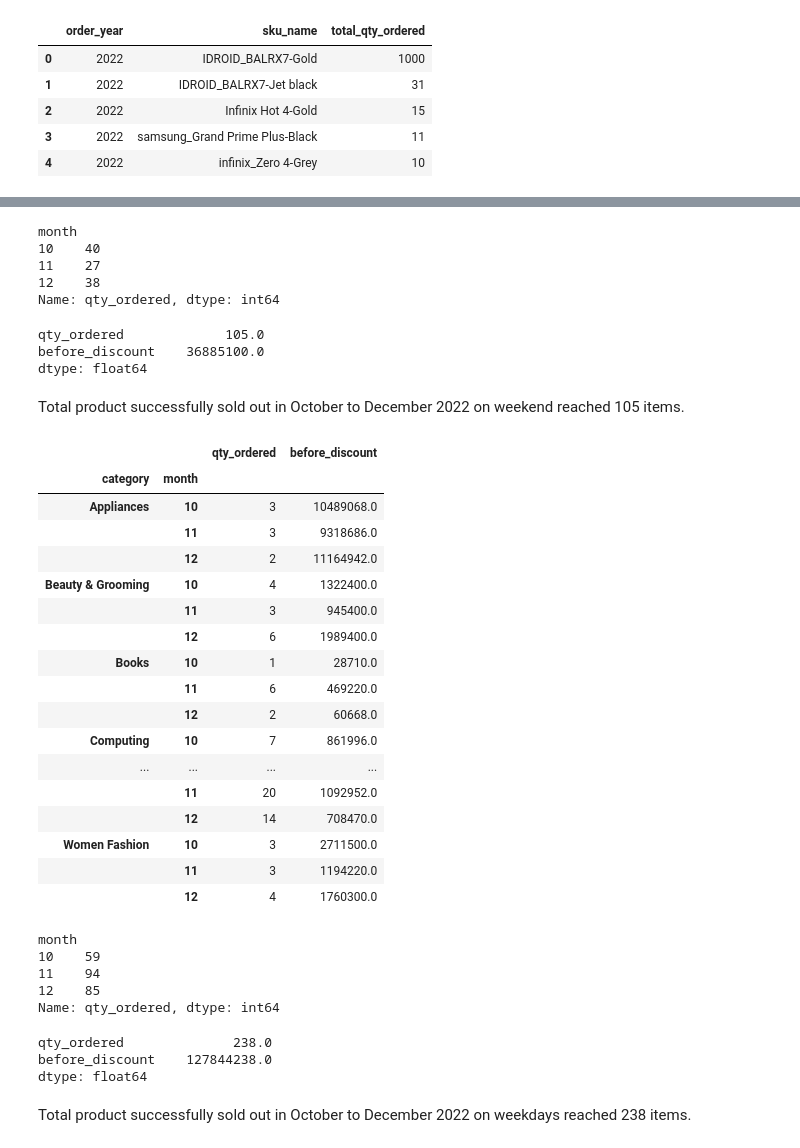
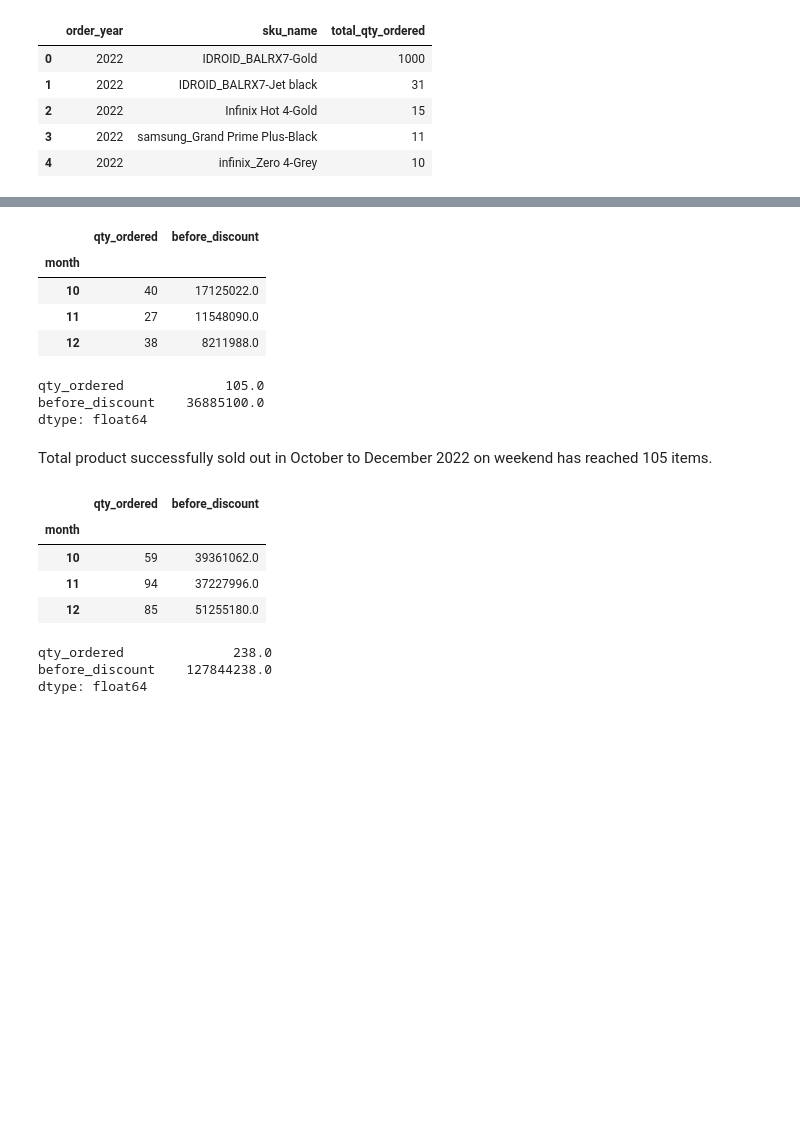
Before and after one commit to clarentcelsia/Analytics, a Jupyter notebook: ecommerce_product_sales.ipynb, the cells around one changed output, grey strips where cells are left out. Cells and saved outputs as stored; diff of their text form; code cells hidden in the pictures; blank space fills up the shorter version.

Commit message:
[add] online sales

```diff
--- a/ecommerce_product_sales.ipynb
+++ b/ecommerce_product_sales.ipynb
@@ -593,61 +666,36 @@ weekend_sales = df_week.loc[
 # %%
-weekend_sales.sort_values(by=['month', 'qty_ordered']).groupby(['month'])['qty_ordered'].sum()
+weekend_sales = weekend_sales.sort_values(by=['month', 'qty_ordered']).groupby(['month'])[['qty_ordered', 'before_discount']].sum()
+display(weekend_sales)
+weekend_sales.sum()
 # %% [output]
+|  | qty_ordered | before_discount |
+| month |  |  |
+| 10 | 40 | 17125022.0 |
+| 11 | 27 | 11548090.0 |
+| 12 | 38 | 8211988.0 |
-month
-10    40
-11    27
-12    38
-Name: qty_ordered, dtype: int64
+qty_ordered             105.0
+before_discount    36885100.0
+dtype: float64
-# %%
-weekend_sales.sum()
-# %% [output]
-qty_ordered             105.0
-before_discount    36885100.0
-dtype: float64
 # %% [markdown]
-Total product successfully sold out in October to December 2022 on weekend reached 105 items.
+Total product successfully sold out in October to December 2022 on weekend has reached 105 items.
 # %%
 weekday_sales = df_week.loc[
     (df_week.year == 2022) &
     (df_week.month.isin([10, 11, 12])) &
     (~df_week.day.isin(['Saturday', 'Sunday'])) &
     (df_week.is_valid == 1)
 , ['category', 'month', 'qty_ordered', 'before_discount', 'discount_amount', 'after_discount']]\
     .groupby(['category', 'month'])[['qty_ordered','before_discount']].sum()
 
-weekday_sales
+weekday_sales = weekday_sales.sort_values(by=['month', 'qty_ordered']).groupby(['month'])[['qty_ordered', 'before_discount']].sum()
+display(weekday_sales)
+weekday_sales.sum()
 # %% [output]
-|  |  | qty_ordered | before_discount |
-| category | month |  |  |
-| Appliances | 10 | 3 | 10489068.0 |
-|  | 11 | 3 | 9318686.0 |
-|  | 12 | 2 | 11164942.0 |
-| Beauty & Grooming | 10 | 4 | 1322400.0 |
-|  | 11 | 3 | 945400.0 |
-|  | 12 | 6 | 1989400.0 |
-| Books | 10 | 1 | 28710.0 |
-|  | 11 | 6 | 469220.0 |
-|  | 12 | 2 | 60668.0 |
-| Computing | 10 | 7 | 861996.0 |
-| ... | ... | ... | ... |
-|  | 11 | 20 | 1092952.0 |
-|  | 12 | 14 | 708470.0 |
-| Women Fashion | 10 | 3 | 2711500.0 |
-|  | 11 | 3 | 1194220.0 |
-|  | 12 | 4 | 1760300.0 |
+|  | qty_ordered | before_discount |
+| month |  |  |
+| 10 | 59 | 39361062.0 |
+| 11 | 94 | 37227996.0 |
+| 12 | 85 | 51255180.0 |
+qty_ordered              238.0
+before_discount    127844238.0
+dtype: float64
-# %%
-weekday_sales.sort_values(by=['month', 'qty_ordered']).groupby(['month'])['qty_ordered'].sum()
-# %% [output]
-month
-10    59
-11    94
-12    85
-Name: qty_ordered, dtype: int64
-# %%
-weekday_sales.sum()
-# %% [output]
-qty_ordered              238.0
-before_discount    127844238.0
-dtype: float64
-# %% [markdown]
-Total product successfully sold out in October to December 2022 on weekdays reached 238 items.
```
Also changed, not shown: parts of 64 cells of this notebook.
